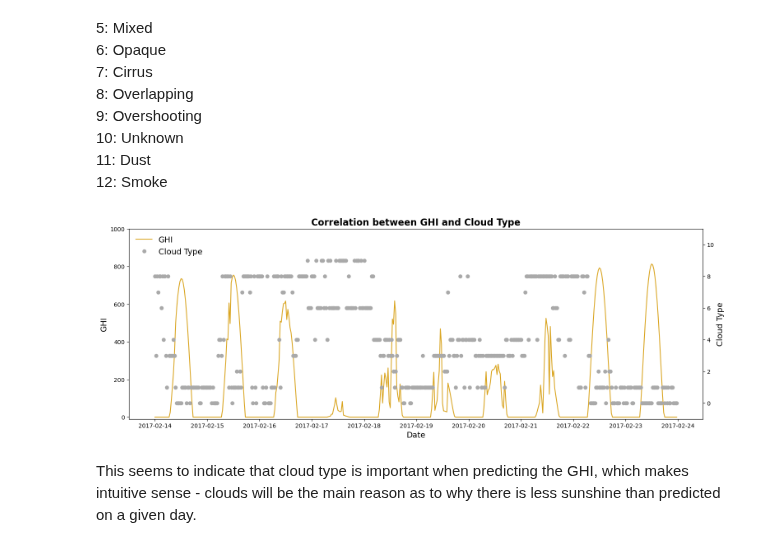
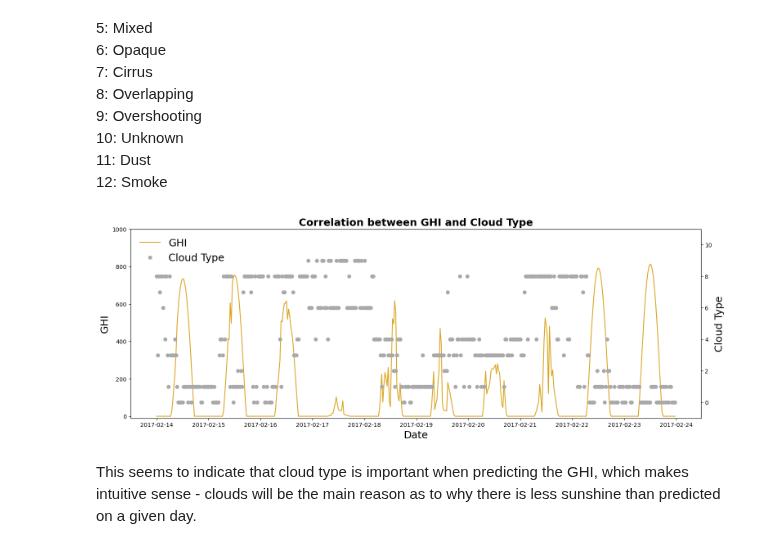
Before and after one commit to martijndevries/solar-intensity-forecast, a Jupyter notebook: code/EDA.ipynb, the cells around one changed output. Cells and saved outputs as stored; diff of their text form; code cells hidden in the pictures.

```diff
--- a/code/EDA.ipynb
+++ b/code/EDA.ipynb
@@ -125,26 +128,26 @@ The labels corresponds to the following cloud types:<br>
 # %%
 GHI = df['GHI']
 
 #picking a few random days with clouds
 i = 410
 nd = 10
 fig, ax1 = plt.subplots( figsize=(18, 6))
 ax1.plot(GHI[i*48:(i+nd)*48], label='GHI', color='goldenrod')
 ax1.plot([], marker='o', color='darkgrey', linestyle='None', label='Cloud Type') #dummy to get everything on one legend
-ax1.set_ylabel('GHI', fontsize=14)
+ax1.set_ylabel('GHI', fontsize=18)
 ax1.set_ylim(-10, 1000)
-ax1.set_xlabel('Date', fontsize=14)
-ax1.legend(frameon=False, fontsize=14, loc='upper left')
+ax1.set_xlabel('Date', fontsize=18)
+ax1.legend(frameon=False, fontsize=18, loc='upper left')
 ax_c =ax1.twinx()
 
 ax_c.plot(df['Cloud Type'][i*48:(i+nd)*48], linestyle='None', marker='o', color='darkgrey')
-ax_c.set_ylabel('Cloud Type', fontsize=14)
+ax_c.set_ylabel('Cloud Type', fontsize=18)
 ax_c.set_ylim(-1, 11)
-ax1.set_title('Correlation between GHI and Cloud Type', fontsize=16, fontweight='bold')
+ax1.set_title('Correlation between GHI and Cloud Type', fontsize=18, fontweight='bold')
 fig.savefig('../figures/GHI_cloudtype.png')
 plt.show()
 # %% [output]
-[figure, old version]
+[figure, new version]
 # %% [markdown]
 This seems to indicate that cloud type is important when predicting the GHI, which makes  intuitive sense - clouds will be the main reason as to why there is less sunshine than predicted on a given day.
 # %% [markdown]
```
Also changed, not shown: parts of 1 cell of this notebook, 8 other files.
